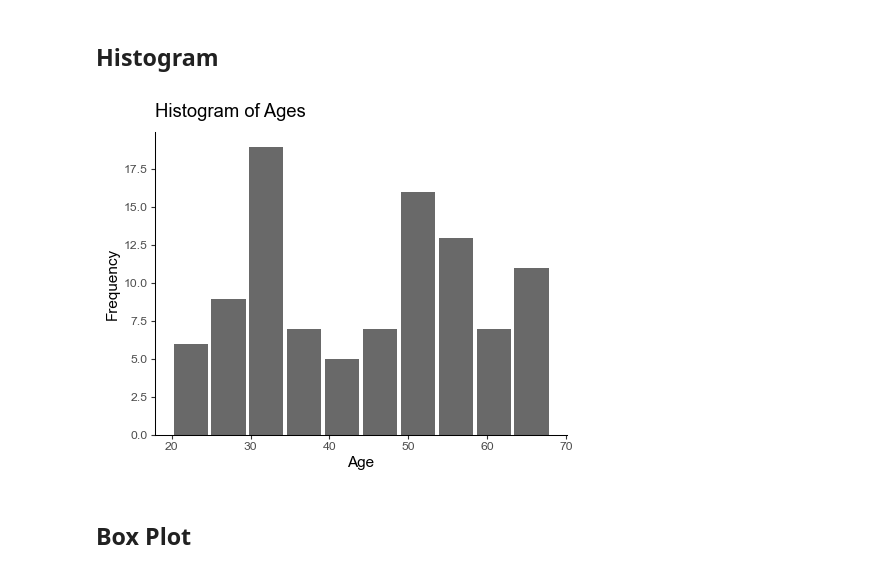
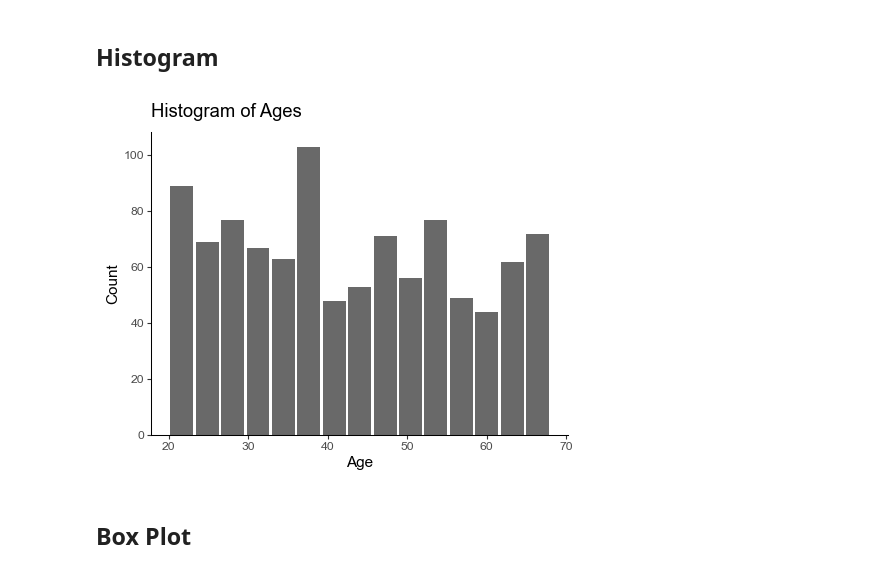
Before and after one commit to smortezah/portfolio, a Jupyter notebook: eda/polars.ipynb, the cells around one changed output. Saved outputs shown, nothing was run; the diff lists cells and outputs as text; code cells hidden in the pictures.

```diff
--- a/eda/polars.ipynb
+++ b/eda/polars.ipynb
@@ -20,24 +18,23 @@ plt.style.use("ggplot_classic.mplstyle")  # a custom plot style
 # %% [markdown]
 # Dataset
 # %%
+# Defining the size of our dataset
+size = 1000000
+
 # Setting the seed for reproducibility
 random.seed(SEED)
 
-# Defining the size of our dataset
-size = 1000000
+# Creating a DataFrame
+age = random.choices(range(20, 40), k=size // 2) + random.choices(
+    range(40, 71), k=size - size // 2
+)
+city = random.choices(
+    ["New York", "London", "Paris", "Tokyo"], weights=[1.0, 0.9, 0.3, 1.5], k=size
+)
+is_married = random.choices([True, False], weights=[1.0, 1.5], k=size)
+bmi = [round(random.uniform(17.0, 27.0), 2) for _ in range(size)]
 
-# Creating a DataFrame
-df = pl.DataFrame(
-    {
-        "age": [random.randint(20, 70) for _ in range(size)],
-        "city": [
-            random.choice(["New York", "London", "Berlin", "Tokyo"])
-            for _ in range(size)
-        ],
-        "is_married": [random.choice([True, False]) for _ in range(size)],
-        "bmi": [round(random.uniform(17.0, 27.0), 2) for _ in range(size)],
-    }
-)
+df = pl.DataFrame({"age": age, "city": city, "is_married": is_married, "bmi": bmi})
 # %% [markdown]
 ## Inspecting the Dataset
 # %%
@@ -148,28 +145,28 @@ df = df.unique()
 # Data Visualization
 # %%
 # Sample 1000 rows from the dataset
-sample_df = df.sample(100)
+sample_df = df.sample(1000, seed=SEED)
 # %% [markdown]
 ## Histogram
 # %%
 # Create a figure
 plt.figure(figsize=(5, 4), layout="tight")
 
 # Plot
-plt.hist(sample_df["age"], bins=10, rwidth=0.9, color="dimgray")
+plt.hist(sample_df["age"], bins=15, rwidth=0.9, color="dimgray")
 
 # Add a title and axis labels
 plt.title("Histogram of Ages")
 plt.xlabel("Age")
-plt.ylabel("Frequency")
+plt.ylabel("Count")
 
 # Save the plot
 plt.savefig("histogram.png", dpi=100)
 
 # Show the plot
 plt.show()
 # %% [output]
-[figure, old version]
+[figure, new version]
 # %% [markdown]
 ## Box Plot
 # %%
```
Also changed, not shown: parts of 16 cells of this notebook.
